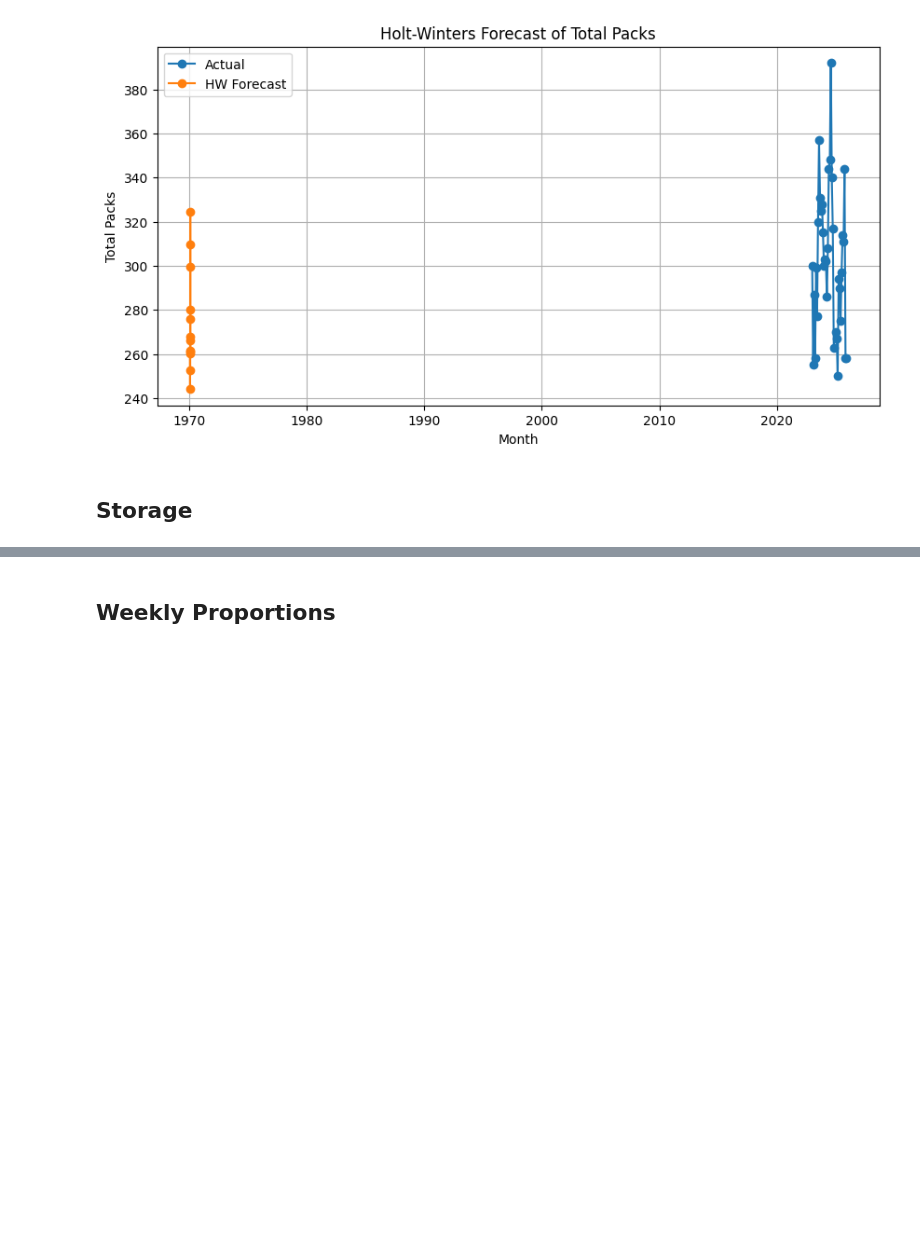
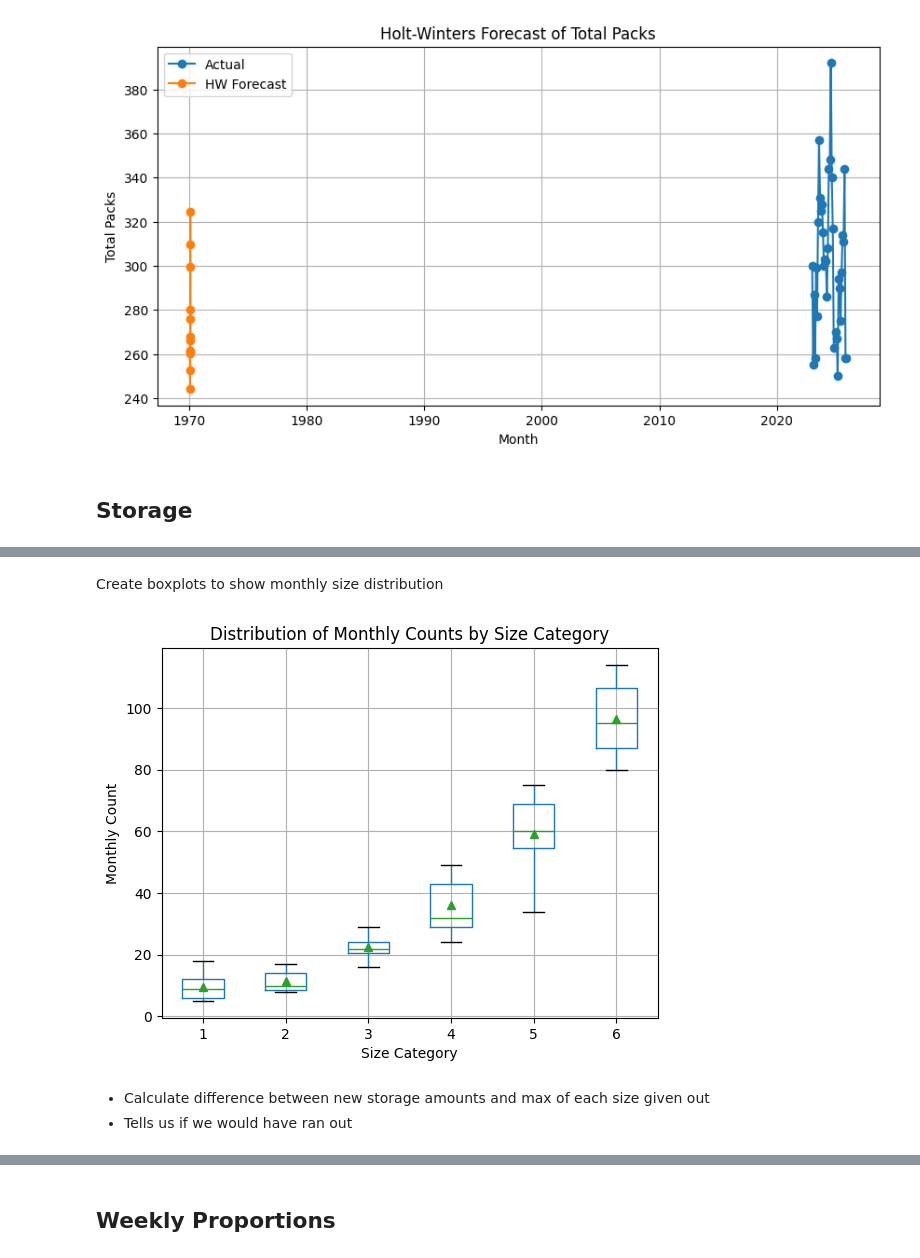
Before and after one commit to reedbc1/Diapers, a Jupyter notebook: diapers.ipynb, the cells around one changed output, grey strips where cells are left out. Drawn from its saved outputs; the diff is of its cells as text; code cells hidden in the pictures; blank space fills up the shorter version.

```diff
--- a/diapers.ipynb
+++ b/diapers.ipynb
@@ -584,0 +602,18 @@ stock
+# %%
+sizes = ["1", "2", "3", "4", "5", "6"]
+
+sizes_monthly = table_filtered[sizes]
+sizes_monthly = sizes_monthly.loc["2025-01-01":"2025-11-01"]
+# %% [markdown]
+Create boxplots to show monthly size distribution
+# %%
+sizes_monthly.boxplot(showmeans=True)
+plt.xlabel("Size Category")
+plt.ylabel("Monthly Count")
+plt.title("Distribution of Monthly Counts by Size Category")
+plt.show()
+# %% [output]
+[figure, added]
+# %% [markdown]
+- Calculate difference between new storage amounts and max of each size given out
+- Tells us if we would have ran out
```
Also changed, not shown: parts of 31 cells of this notebook.
